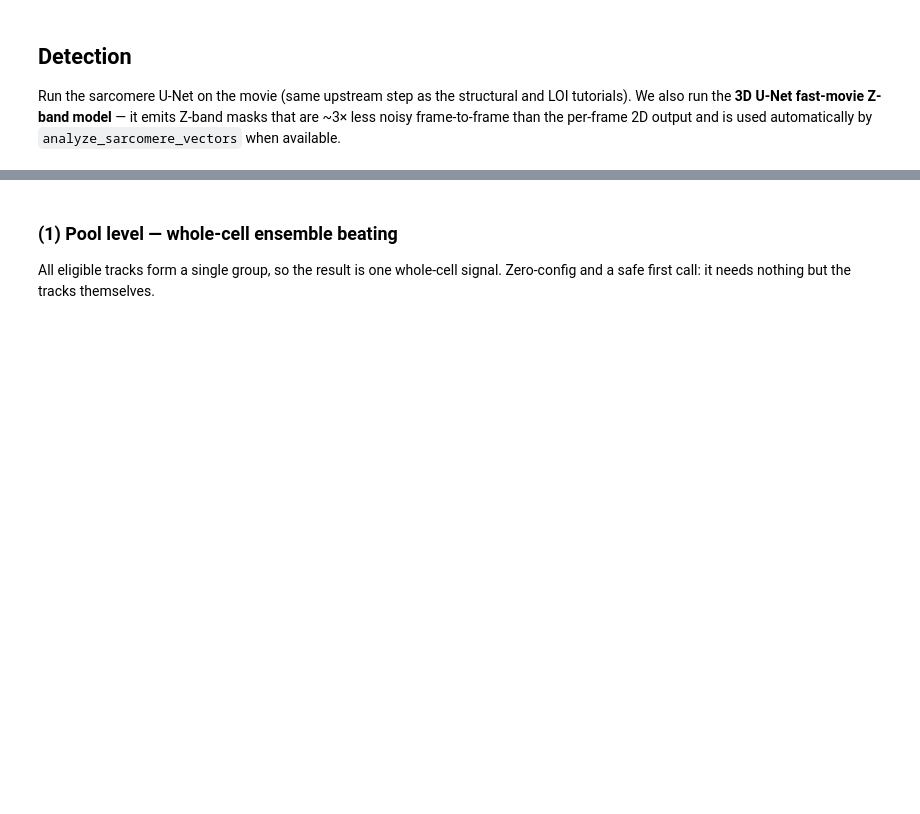
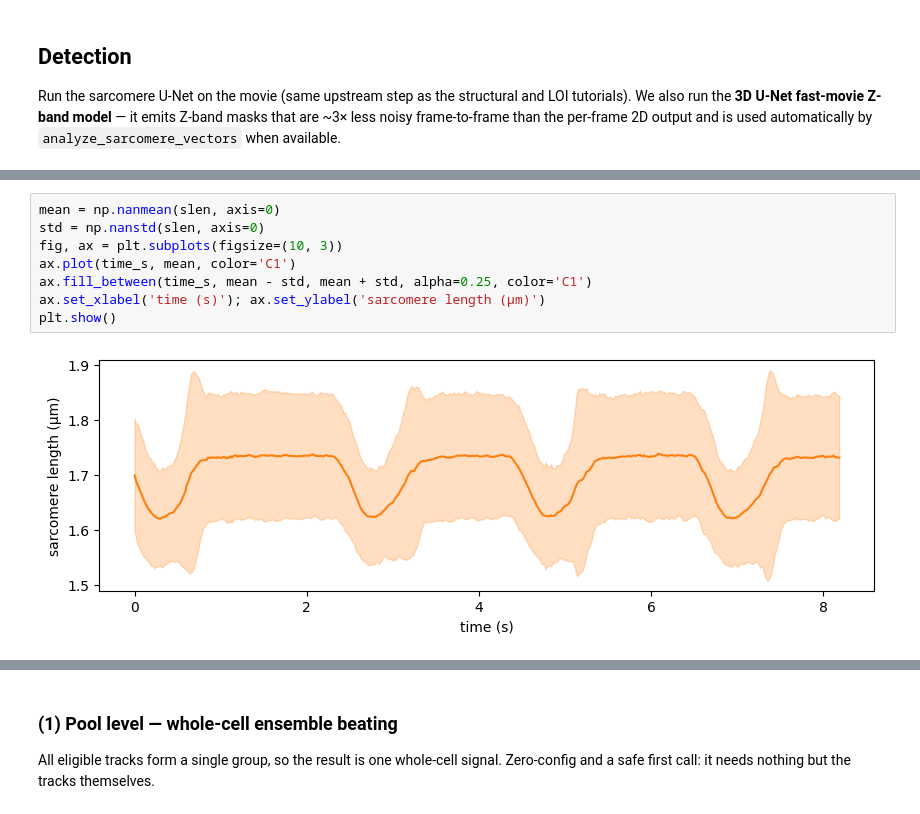
Before and after one commit to danihae/SarcAsM, a Jupyter notebook: docs/notebooks/tutorial_sarcomere_tracking.ipynb, the cells around one changed output, grey strips where cells are left out. Drawn from its saved outputs; the diff is of its cells as text; blank space fills up the shorter version.

```diff
--- a/docs/notebooks/tutorial_sarcomere_tracking.ipynb
+++ b/docs/notebooks/tutorial_sarcomere_tracking.ipynb
@@ -61,0 +116,10 @@ sarc.track_sarcomere_vectors()
+# %%
+mean = np.nanmean(slen, axis=0)
+std = np.nanstd(slen, axis=0)
+fig, ax = plt.subplots(figsize=(10, 3))
+ax.plot(time_s, mean, color='C1')
+ax.fill_between(time_s, mean - std, mean + std, alpha=0.25, color='C1')
+ax.set_xlabel('time (s)'); ax.set_ylabel('sarcomere length (µm)')
+plt.show()
+# %% [output]
+[figure, new version]
```
Also changed, not shown: parts of 43 cells of this notebook, 1 other file.
